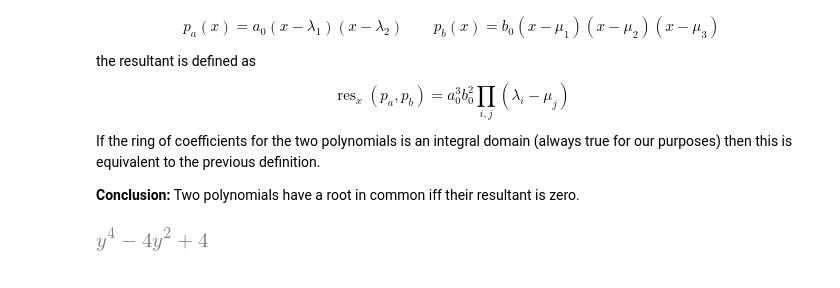
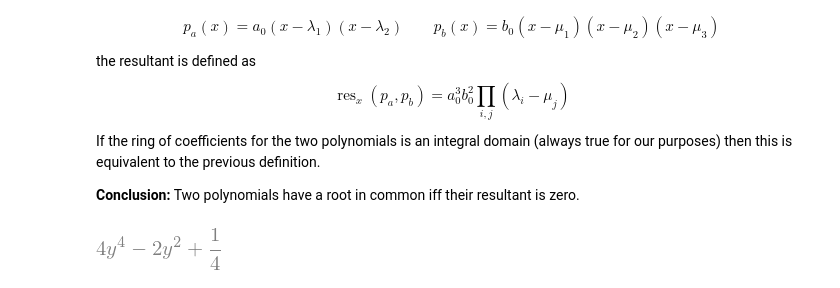
Before and after one commit to oscarbenjamin/misc, a Jupyter notebook: presentation.ipynb, the cells around one changed output. Saved outputs shown, nothing was run; the diff lists cells and outputs as text; code cells hidden in the pictures.

```diff
--- a/presentation.ipynb
+++ b/presentation.ipynb
@@ -327,7 +327,7 @@ If the ring of coefficients for the two polynomials is an integral domain (alway
 # %%
 x, y = symbols('x, y') # use SymPy's resultant function
 pa = x**2 + y**2 - 1
-pb = x**2 + 2*y**2 - 3
+pb = x**2 + 3*y**2 - S(3)/2
 resultant(pa, pb, x) # When this is zero pa and pb have a common root for x.
 # %% [output]
-[figure, old version]
+[figure, new version]
```
Also changed, not shown: parts of 5 cells of this notebook.
